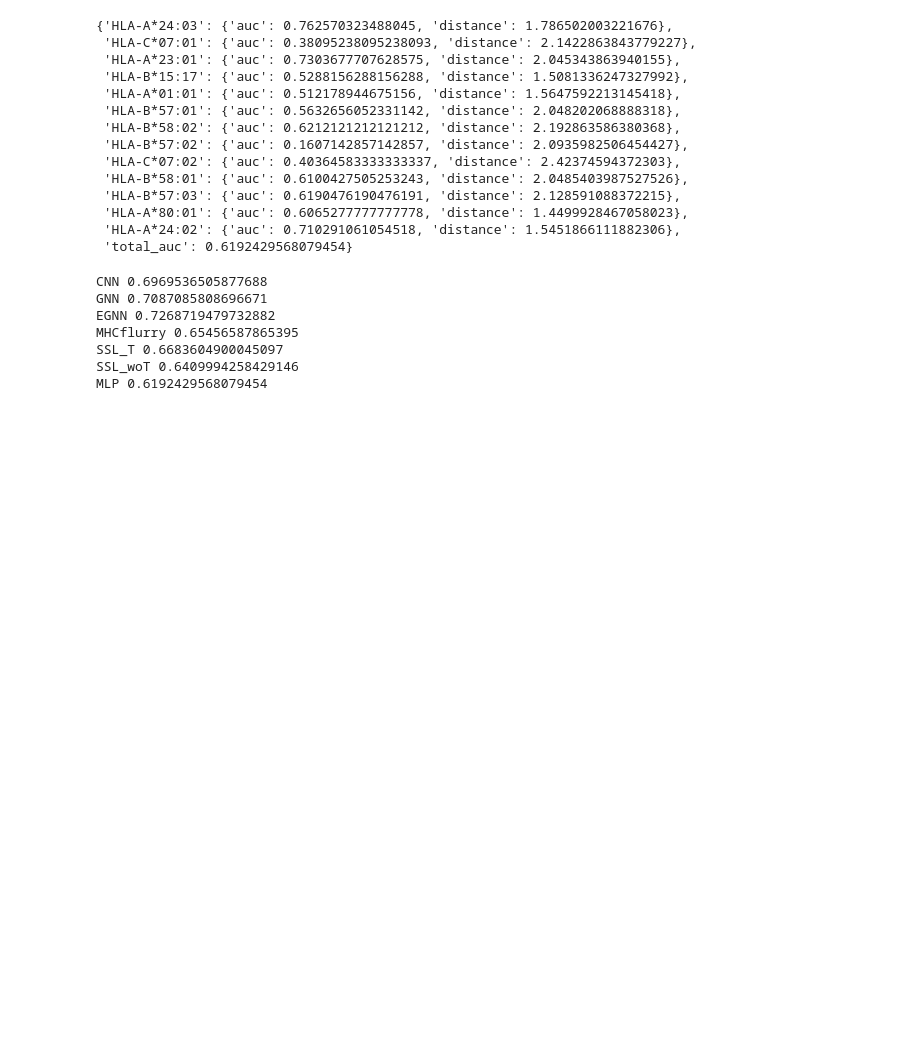
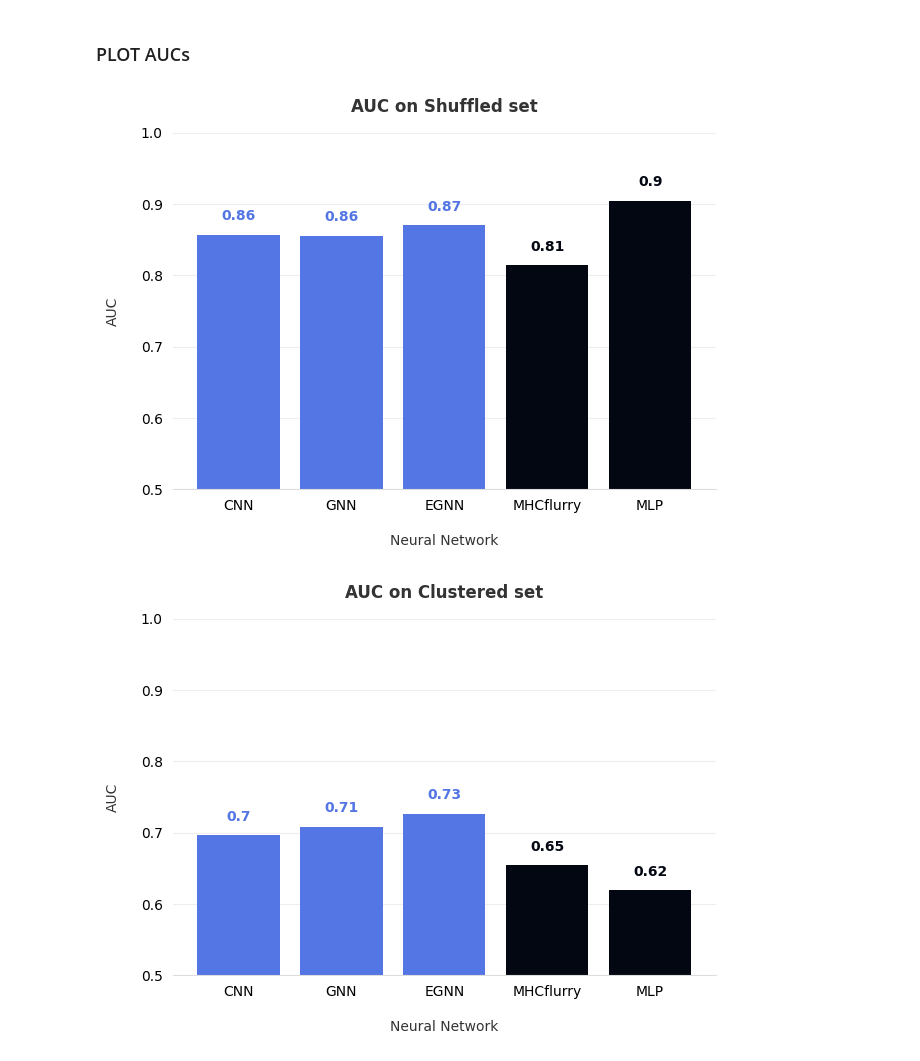
Before and after one commit to DeepRank/3D-Vac, a Jupyter notebook: src/exploration/DeepRank/explore_auc_per_allele.ipynb, the cells around one changed output. Drawn from its saved outputs; the diff is of its cells as text; code cells hidden in the pictures; blank space fills up the shorter version.

```diff
--- a/src/exploration/DeepRank/explore_auc_per_allele.ipynb
+++ b/src/exploration/DeepRank/explore_auc_per_allele.ipynb
@@ -543,28 +531,51 @@ plot_barplot(x, y, color, xlabel, ylabel, title, save = f'/home/dmarz/3D-Vac/rep
-# %%
-allele_outputs
-# %% [output]
-{'HLA-A*24:03': {'auc': 0.762570323488045, 'distance': 1.786502003221676},
- 'HLA-C*07:01': {'auc': 0.38095238095238093, 'distance': 2.1422863843779227},
- 'HLA-A*23:01': {'auc': 0.7303677707628575, 'distance': 2.045343863940155},
- 'HLA-B*15:17': {'auc': 0.5288156288156288, 'distance': 1.5081336247327992},
- 'HLA-A*01:01': {'auc': 0.512178944675156, 'distance': 1.5647592213145418},
- 'HLA-B*57:01': {'auc': 0.5632656052331142, 'distance': 2.048202068888318},
- 'HLA-B*58:02': {'auc': 0.6212121212121212, 'distance': 2.192863586380368},
- 'HLA-B*57:02': {'auc': 0.1607142857142857, 'distance': 2.0935982506454427},
- 'HLA-C*07:02': {'auc': 0.40364583333333337, 'distance': 2.42374594372303},
- 'HLA-B*58:01': {'auc': 0.6100427505253243, 'distance': 2.0485403987527526},
- 'HLA-B*57:03': {'auc': 0.6190476190476191, 'distance': 2.128591088372215},
- 'HLA-A*80:01': {'auc': 0.6065277777777778, 'distance': 1.4499928467058023},
- 'HLA-A*24:02': {'auc': 0.710291061054518, 'distance': 1.5451866111882306},
- 'total_auc': 0.6192429568079454}
-# %%
-for x in models_outputs:
-    print(x, models_outputs[x]['total_auc'])
-# %% [output]
-CNN 0.6969536505877688
-GNN 0.7087085808696671
-EGNN 0.7268719479732882
-MHCflurry 0.65456587865395
-SSL_T 0.6683604900045097
-SSL_woT 0.6409994258429146
-MLP 0.6192429568079454
+# %% [markdown]
+### PLOT AUCs
+# %%
+# Plot StrB and SeqB shuffled
+models = ['CNN', 'GNN', 'EGNN', 'MHCflurry', 'MLP']
+x = models
+y = [AUCs[key] for key in models]
+color = ['#5476E5','#5476E5', '#5476E5', '#030712', '#030712']
+xlabel='Neural Network'
+ylabel='AUC'
+title='AUC on Shuffled set'
+plot_barplot(x, y, color, xlabel, ylabel, title, save = f'/home/dmarz/3D-Vac/reports/figures/AUC_shuffled')
+
+# Plot StrB and SeqB clustered
+models = ['CNN', 'GNN', 'EGNN', 'MHCflurry', 'MLP']
+x = models
+y = [allele_aucs[key] for key in models]
+color = ['#5476E5','#5476E5', '#5476E5', '#030712', '#030712']
+xlabel='Neural Network'
+ylabel='AUC'
+title='AUC on Clustered set'
+
+plot_barplot(x, y, color, xlabel, ylabel, title, save = f'/home/dmarz/3D-Vac/reports/figures/AUC_clust_allele')
+
+# Plot SSL
+# Could add best StrB and best SeqB method as comparison
+models = ['3D-SSL no TCR s', '3D-SSL TCR s', '3D-SSL no TCR c', '3D-SSL TCR c']
+x = models
+y = [AUCs[key] for key in ['SSL_woT', 'SSL_T']] + [allele_aucs[key] for key in ['SSL_woT', 'SSL_T']]
+color = ['#c07715','#31872b', '#c07715', '#31872b'] #['#c07715','#c59063', '#31872b', '#6e8e77']
+#xlabel='Neural Network'
+xlabel=''
+ylabel='AUC'
+title='AUC 3D-SSL'
+
+plot_barplot(x, y, color, xlabel, ylabel, title, save = f'/home/dmarz/3D-Vac/reports/figures/AUC_SSL')
+
+# Plot SSL summary
+# Could add best StrB and best SeqB method as comparison
+models = ['EGNN', 'MHCflurry', 'MLP', '3D-SSL']
+x = models
+y = [allele_aucs[key] for key in ['EGNN', 'MHCflurry', 'MLP', 'SSL_T']]
+color = ['#5476E5', '#030712', '#030712', '#31872b']
+xlabel=''
+ylabel='AUC'
+title='Best Models AUC'
+
+plot_barplot(x, y, color, xlabel, ylabel, title, save = f'/home/dmarz/3D-Vac/reports/figures/SSL_summary_AUC')
+# %% [output]
+[figure, added]
+[figure, added]
```
Also changed, not shown: parts of 15 cells of this notebook, 1 other file.
